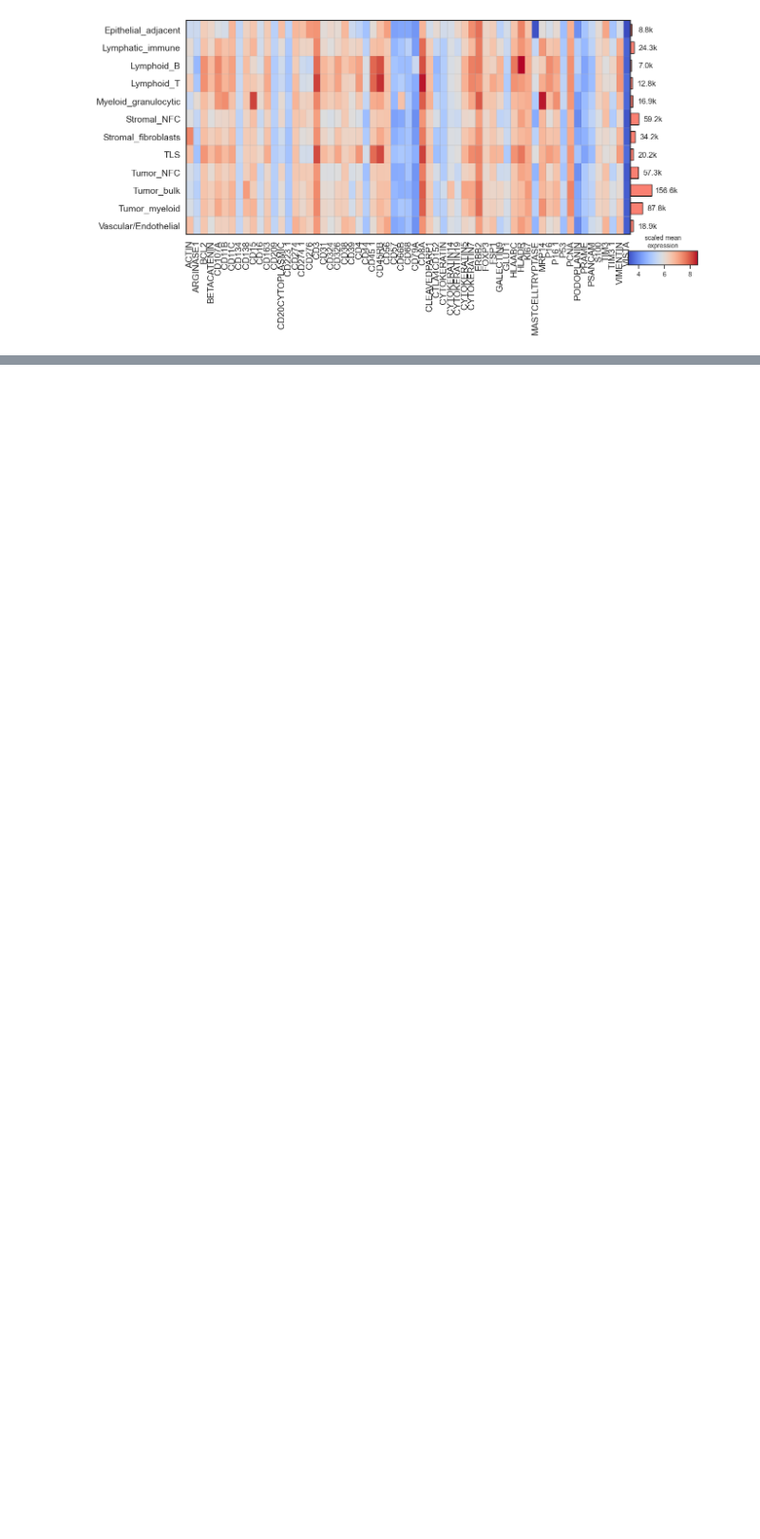
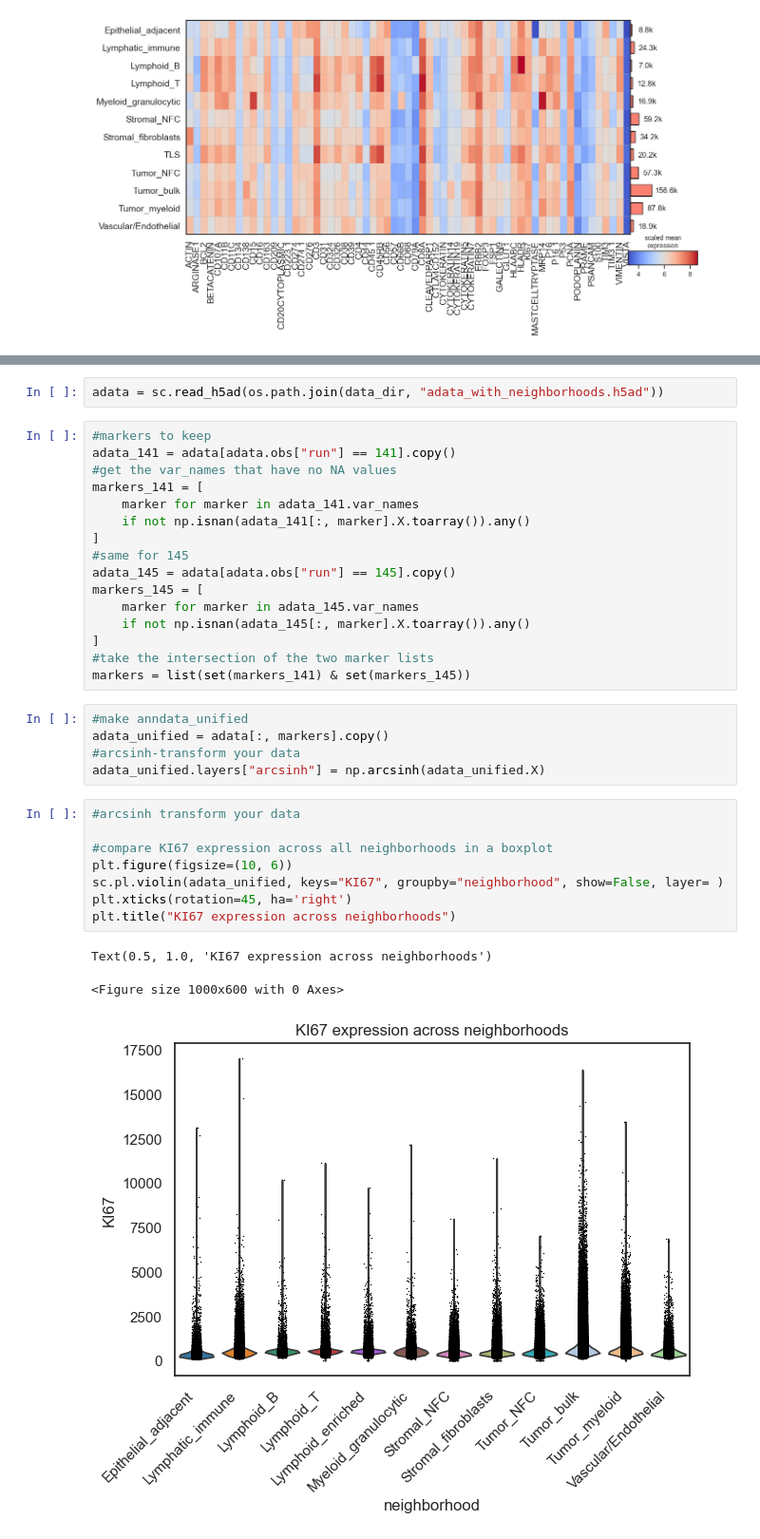
Before and after one commit to SchapiroLabor/NUT_spatial, a Jupyter notebook: niches_clustering/niche_clustering.ipynb, the cells around one changed output, grey strips where cells are left out. Shown at 95% size. Drawn from its saved outputs; the diff is of its cells as text; blank space fills up the shorter version.

```diff
--- a/niches_clustering/niche_clustering.ipynb
+++ b/niches_clustering/niche_clustering.ipynb
@@ -230,0 +233,35 @@ fig = axes['mainplot_ax'].figure
+# %%
+adata = sc.read_h5ad(os.path.join(data_dir, "adata_with_neighborhoods.h5ad"))
+# %%
+#markers to keep
+adata_141 = adata[adata.obs["run"] == 141].copy()
+#get the var_names that have no NA values
+markers_141 = [
+    marker for marker in adata_141.var_names
+    if not np.isnan(adata_141[:, marker].X.toarray()).any()
+]
+#same for 145
+adata_145 = adata[adata.obs["run"] == 145].copy()
+markers_145 = [
+    marker for marker in adata_145.var_names
+    if not np.isnan(adata_145[:, marker].X.toarray()).any()
+]
+#take the intersection of the two marker lists
+markers = list(set(markers_141) & set(markers_145))
+# %%
+#make anndata_unified
+adata_unified = adata[:, markers].copy()
+#arcsinh-transform your data
+adata_unified.layers["arcsinh"] = np.arcsinh(adata_unified.X)
+# %%
+#arcsinh transform your data
+
+#compare KI67 expression across all neighborhoods in a boxplot
+plt.figure(figsize=(10, 6))
+sc.pl.violin(adata_unified, keys="KI67", groupby="neighborhood", show=False, layer= )
+plt.xticks(rotation=45, ha='right')
+plt.title("KI67 expression across neighborhoods")
+# %% [output]
+Text(0.5, 1.0, 'KI67 expression across neighborhoods')
+<Figure size 1000x600 with 0 Axes>
+[figure, added]
```
Also changed, not shown: parts of 11 cells of this notebook, 9 other files.
